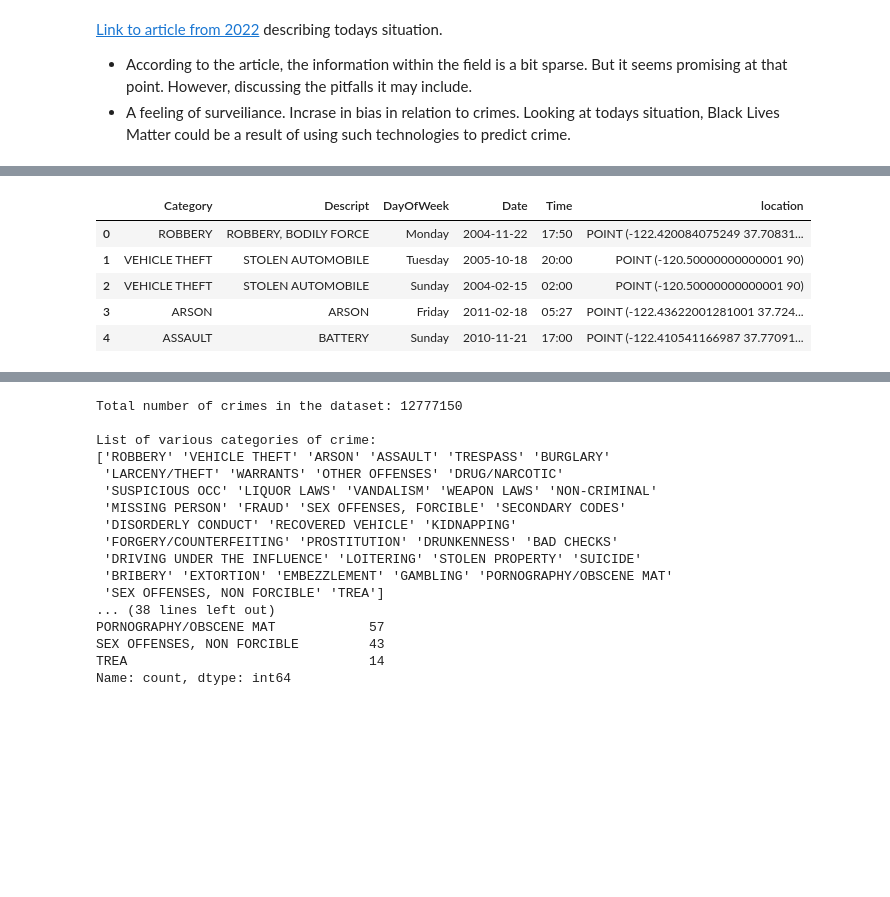
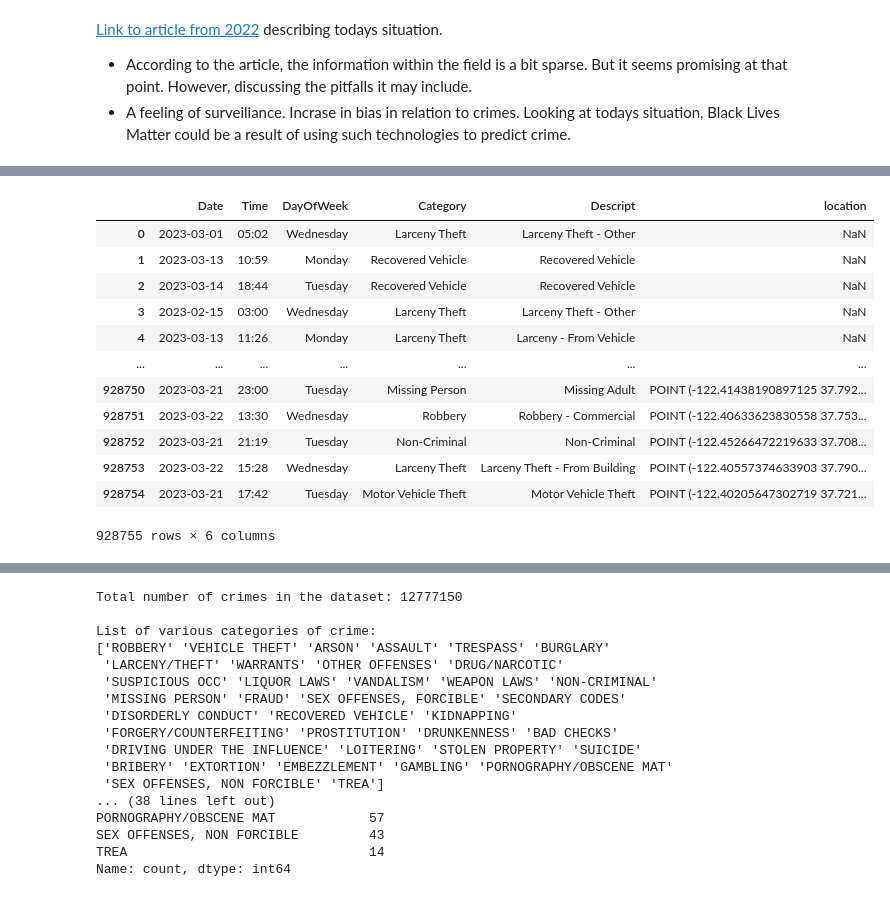
Before and after one commit to rakulmaria/socialdata2025, a Jupyter notebook: lectures/Week1.ipynb, the cells around one changed output, grey strips where cells are left out. Cells and saved outputs as stored; diff of their text form; code cells hidden in the pictures; blank space fills up the shorter version.

Commit message:
sort of combining datasetes - not completely

```diff
--- a/lectures/Week1.ipynb
+++ b/lectures/Week1.ipynb
@@ -133,14 +133,33 @@ columns_to_keep_03_18 = [
 
 # Load datasets using only relevant columns
 crime_fst_raw = pd.read_csv(file_2003_2018, usecols=columns_to_keep_03_18, parse_dates=['Date'])
-
-#crime_snd_raw = pd.read_csv(file_2018_present, usecols=columns_to_keep_18_present)
-
-crime_fst_raw.head()
+crime_snd_raw = pd.read_csv(file_2018_present, usecols=columns_to_keep_18_present,  parse_dates=['Incident Date'])
-# %% [output]
-|  | Category | Descript | DayOfWeek | Date | Time | location |
-| 0 | ROBBERY | ROBBERY, BODILY FORCE | Monday | 2004-11-22 | 17:50 | POINT (-122.420084075249 37.70831... |
-| 1 | VEHICLE THEFT | STOLEN AUTOMOBILE | Tuesday | 2005-10-18 | 20:00 | POINT (-120.50000000000001 90) |
-| 2 | VEHICLE THEFT | STOLEN AUTOMOBILE | Sunday | 2004-02-15 | 02:00 | POINT (-120.50000000000001 90) |
-| 3 | ARSON | ARSON | Friday | 2011-02-18 | 05:27 | POINT (-122.43622001281001 37.724... |
-| 4 | ASSAULT | BATTERY | Sunday | 2010-11-21 | 17:00 | POINT (-122.410541166987 37.77091... |
+# %%
+# Inspect the datasets
+crime_fst_raw.head()
+
+renamed_cols = {
+    "Incident Category" : "Category",
+    "Incident Subcategory": "Descript",
+    "Incident Day of Week" : "DayOfWeek",
+    "Incident Date" : "Date",
+    "Incident Time" : "Time",
+    "Point":    "location"
+}
+
+crime_snd_raw = crime_snd_raw.rename(columns=renamed_cols)
+crime_snd_raw
+# %% [output]
+|  | Date | Time | DayOfWeek | Category | Descript | location |
+| 0 | 2023-03-01 | 05:02 | Wednesday | Larceny Theft | Larceny Theft - Other | NaN |
+| 1 | 2023-03-13 | 10:59 | Monday | Recovered Vehicle | Recovered Vehicle | NaN |
+| 2 | 2023-03-14 | 18:44 | Tuesday | Recovered Vehicle | Recovered Vehicle | NaN |
+| 3 | 2023-02-15 | 03:00 | Wednesday | Larceny Theft | Larceny Theft - Other | NaN |
+| 4 | 2023-03-13 | 11:26 | Monday | Larceny Theft | Larceny - From Vehicle | NaN |
+| ... | ... | ... | ... | ... | ... | ... |
+| 928750 | 2023-03-21 | 23:00 | Tuesday | Missing Person | Missing Adult | POINT (-122.41438190897125 37.792... |
+| 928751 | 2023-03-22 | 13:30 | Wednesday | Robbery | Robbery - Commercial | POINT (-122.40633623830558 37.753... |
+| 928752 | 2023-03-21 | 21:19 | Tuesday | Non-Criminal | Non-Criminal | POINT (-122.45266472219633 37.708... |
+| 928753 | 2023-03-22 | 15:28 | Wednesday | Larceny Theft | Larceny Theft - From Building | POINT (-122.40557374633903 37.790... |
+| 928754 | 2023-03-21 | 17:42 | Tuesday | Motor Vehicle Theft | Motor Vehicle Theft | POINT (-122.40205647302719 37.721... |
+928755 rows × 6 columns
```
Also changed, not shown: parts of 1 cell of this notebook.
